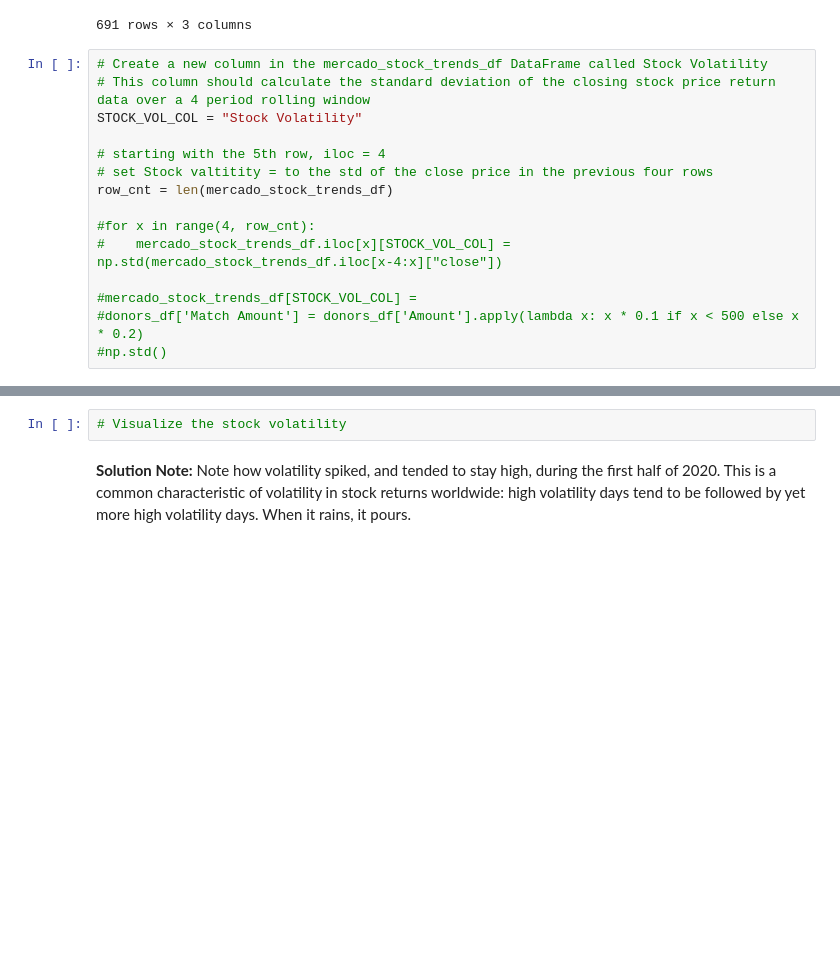
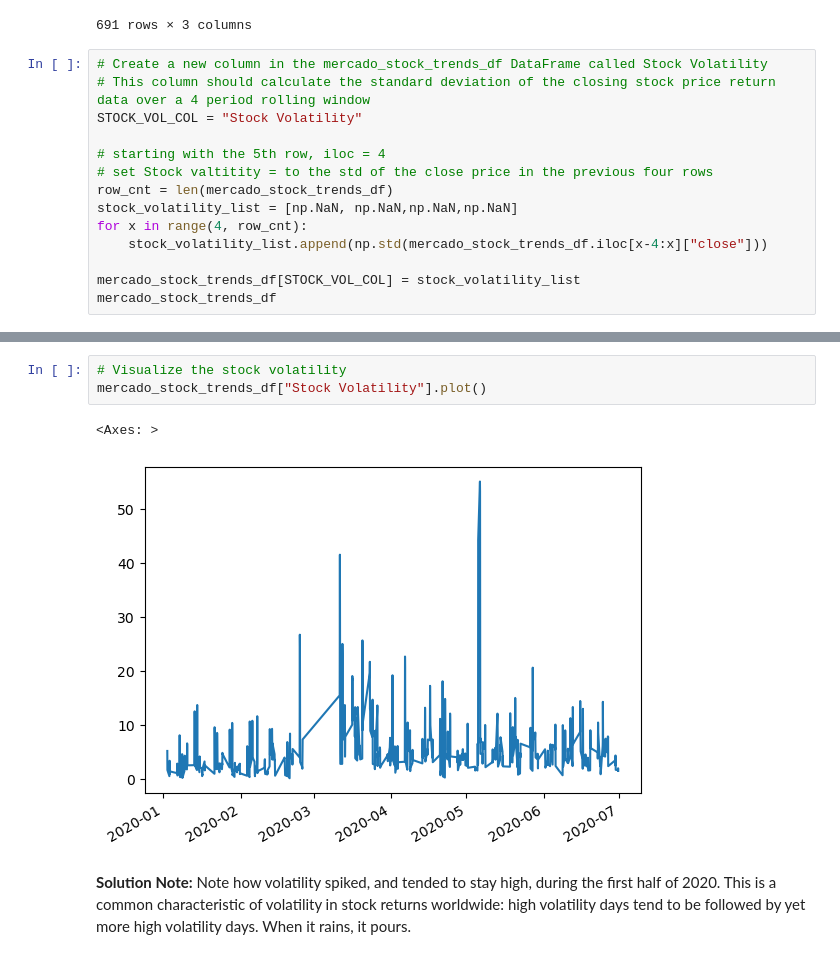
Before and after one commit to tamfree/prophet-challenge, a Jupyter notebook: forecasting_net_prophet.ipynb, the cells around one changed output, grey strips where cells are left out. Drawn from its saved outputs; the diff is of its cells as text; blank space fills up the shorter version.

```diff
--- a/forecasting_net_prophet.ipynb
+++ b/forecasting_net_prophet.ipynb
@@ -381,10 +381,9 @@ STOCK_VOL_COL = "Stock Volatility"
 # starting with the 5th row, iloc = 4
 # set Stock valtitity = to the std of the close price in the previous four rows
 row_cnt = len(mercado_stock_trends_df)
+stock_volatility_list = [np.NaN, np.NaN,np.NaN,np.NaN]
+for x in range(4, row_cnt):
+    stock_volatility_list.append(np.std(mercado_stock_trends_df.iloc[x-4:x]["close"]))
 
-#for x in range(4, row_cnt):
-#    mercado_stock_trends_df.iloc[x][STOCK_VOL_COL] = np.std(mercado_stock_trends_df.iloc[x-4:x]["close"])
-
-#mercado_stock_trends_df[STOCK_VOL_COL] =
-#donors_df['Match Amount'] = donors_df['Amount'].apply(lambda x: x * 0.1 if x < 500 else x * 0.2)
-#np.std()
+mercado_stock_trends_df[STOCK_VOL_COL] = stock_volatility_list
+mercado_stock_trends_df
@@ -391,5 +404,9 @@ row_cnt = len(mercado_stock_trends_df)
 # %%
 # Visualize the stock volatility
+mercado_stock_trends_df["Stock Volatility"].plot()
+# %% [output]
+<Axes: >
+[figure, added]
 # %% [markdown]
 **Solution Note:** Note how volatility spiked, and tended to stay high, during the first half of 2020. This is a common characteristic of volatility in stock returns worldwide: high volatility days tend to be followed by yet more high volatility days. When it rains, it pours.
 # %%
```
Also changed, not shown: parts of 3 cells of this notebook.
